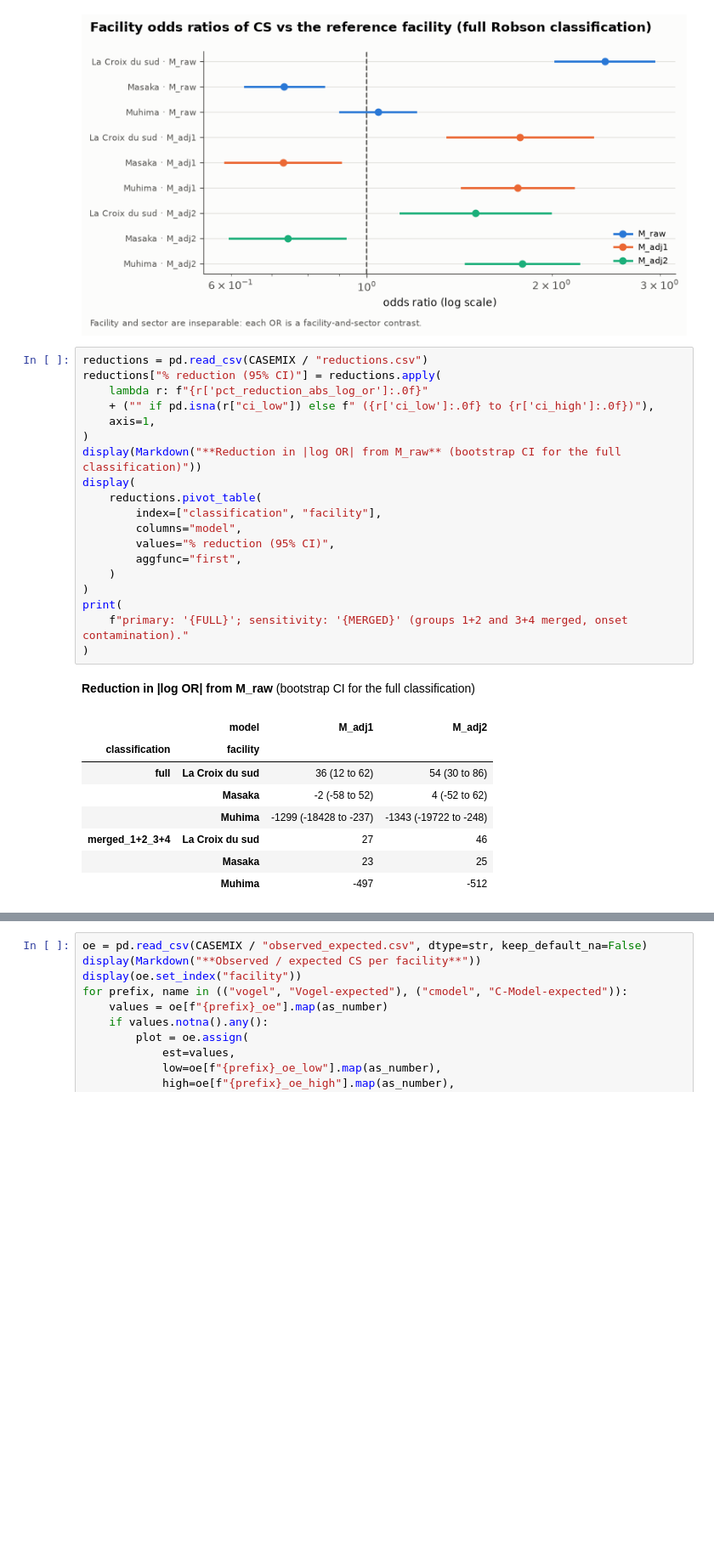
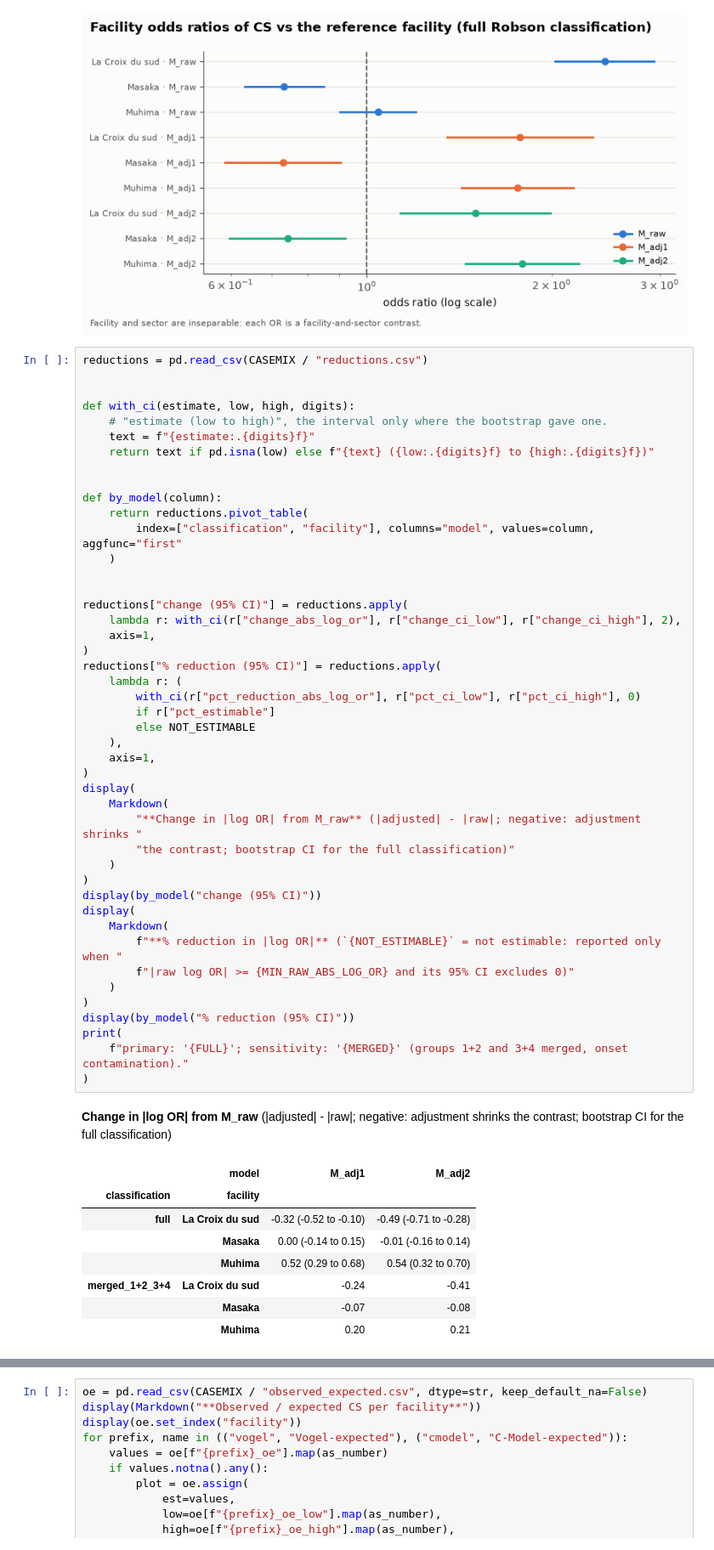
Before and after one commit to icyeza/robby, a Jupyter notebook: ML/notebooks/04_audit_and_research_questions.ipynb, the cells around one changed output, grey strips where cells are left out. Shown at 85% size. Saved outputs shown, nothing was run; the diff lists cells and outputs as text; blank space fills up the shorter version.

```diff
--- a/ML/notebooks/04_audit_and_research_questions.ipynb
+++ b/ML/notebooks/04_audit_and_research_questions.ipynb
@@ -421,30 +429,56 @@ show(
 [figure]
 # %%
 reductions = pd.read_csv(CASEMIX / "reductions.csv")
-reductions["% reduction (95% CI)"] = reductions.apply(
-    lambda r: f"{r['pct_reduction_abs_log_or']:.0f}"
-    + ("" if pd.isna(r["ci_low"]) else f" ({r['ci_low']:.0f} to {r['ci_high']:.0f})"),
+
+
+def with_ci(estimate, low, high, digits):
+    # "estimate (low to high)", the interval only where the bootstrap gave one.
+    text = f"{estimate:.{digits}f}"
+    return text if pd.isna(low) else f"{text} ({low:.{digits}f} to {high:.{digits}f})"
+
+
+def by_model(column):
+    return reductions.pivot_table(
+        index=["classification", "facility"], columns="model", values=column, aggfunc="first"
+    )
+
+
+reductions["change (95% CI)"] = reductions.apply(
+    lambda r: with_ci(r["change_abs_log_or"], r["change_ci_low"], r["change_ci_high"], 2),
     axis=1,
 )
-display(Markdown("**Reduction in |log OR| from M_raw** (bootstrap CI for the full classification)"))
+reductions["% reduction (95% CI)"] = reductions.apply(
+    lambda r: (
+        with_ci(r["pct_reduction_abs_log_or"], r["pct_ci_low"], r["pct_ci_high"], 0)
+        if r["pct_estimable"]
+        else NOT_ESTIMABLE
+    ),
+    axis=1,
+)
 display(
-    reductions.pivot_table(
-        index=["classification", "facility"],
-        columns="model",
-        values="% reduction (95% CI)",
-        aggfunc="first",
+    Markdown(
+        "**Change in |log OR| from M_raw** (|adjusted| - |raw|; negative: adjustment shrinks "
+        "the contrast; bootstrap CI for the full classification)"
     )
 )
+display(by_model("change (95% CI)"))
+display(
+    Markdown(
+        f"**% reduction in |log OR|** (`{NOT_ESTIMABLE}` = not estimable: reported only when "
+        f"|raw log OR| >= {MIN_RAW_ABS_LOG_OR} and its 95% CI excludes 0)"
+    )
+)
+display(by_model("% reduction (95% CI)"))
 print(
     f"primary: '{FULL}'; sensitivity: '{MERGED}' (groups 1+2 and 3+4 merged, onset contamination)."
 )
 # %% [output]
-**Reduction in |log OR| from M_raw** (bootstrap CI for the full classification)
+**Change in |log OR| from M_raw** (|adjusted| - |raw|; negative: adjustment shrinks the contrast; bootstrap CI for the full classification)
 |  | model | M_adj1 | M_adj2 |
 | classification | facility |  |  |
-| full | La Croix du sud | 36 (12 to 62) | 54 (30 to 86) |
-|  | Masaka | -2 (-58 to 52) | 4 (-52 to 62) |
-|  | Muhima | -1299 (-18428 to -237) | -1343 (-19722 to -248) |
-| merged_1+2_3+4 | La Croix du sud | 27 | 46 |
-|  | Masaka | 23 | 25 |
-|  | Muhima | -497 | -512 |
+| full | La Croix du sud | -0.32 (-0.52 to -0.10) | -0.49 (-0.71 to -0.28) |
+|  | Masaka | 0.00 (-0.14 to 0.15) | -0.01 (-0.16 to 0.14) |
+|  | Muhima | 0.52 (0.29 to 0.68) | 0.54 (0.32 to 0.70) |
+| merged_1+2_3+4 | La Croix du sud | -0.24 | -0.41 |
+|  | Masaka | -0.07 | -0.08 |
+|  | Muhima | 0.20 | 0.21 |
```
Also changed, not shown: parts of 8 cells of this notebook, 2 other files.
